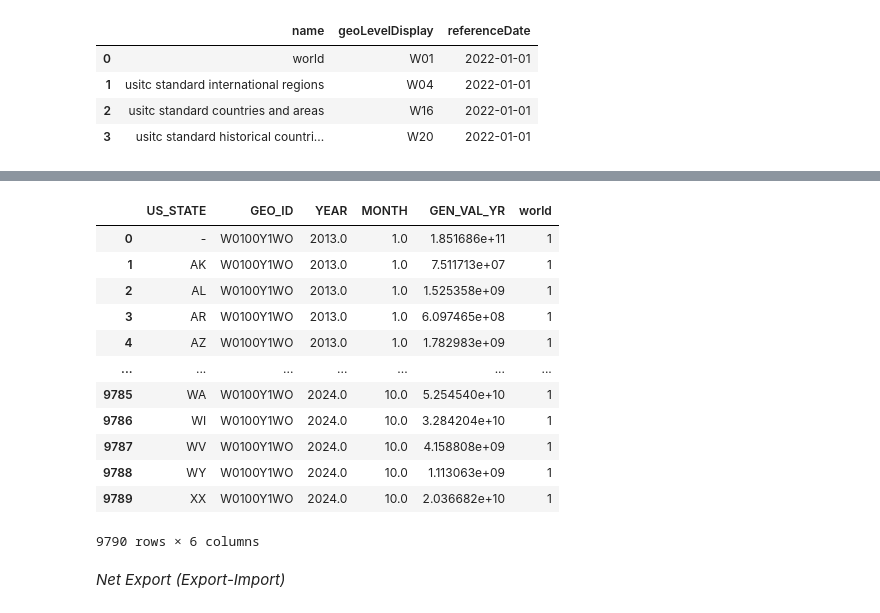
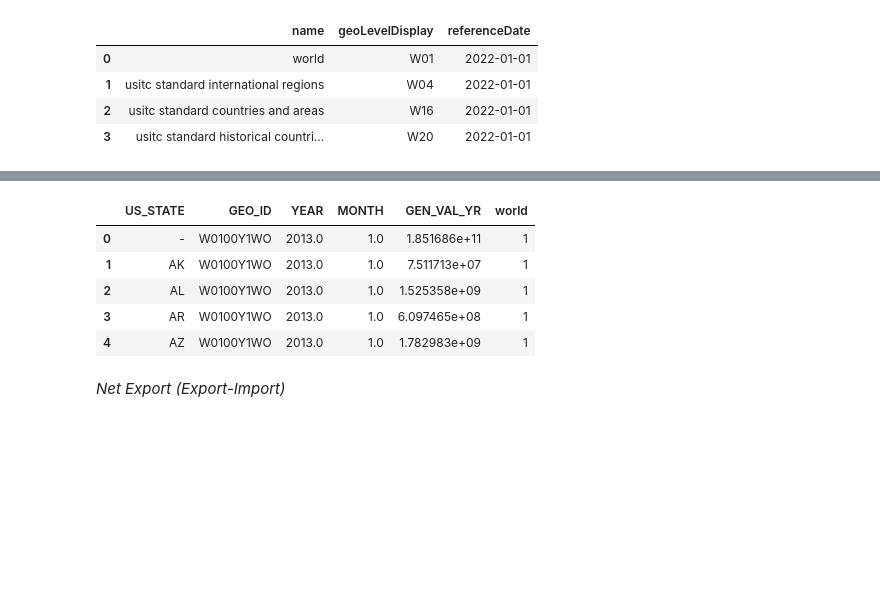
Before and after one commit to JiaYue-Ong/quarto_template, a Jupyter notebook: analysis/1.1-Get_Data.ipynb, the cells around one changed output, grey strips where cells are left out. Cells and saved outputs as stored; diff of their text form; code cells hidden in the pictures; blank space fills up the shorter version.

```diff
--- a/analysis/1.1-Get_Data.ipynb
+++ b/analysis/1.1-Get_Data.ipynb
@@ -256,27 +223,20 @@ US_import.variables
 # %%
 US_import_data = US_import.query(
     cols=["US_STATE", "GEO_ID","YEAR","MONTH","GEN_VAL_YR"],
     geo_unit="world:*",
     )
 
 for variable in ["YEAR","MONTH","GEN_VAL_YR"]:
     US_import_data[variable] = US_import_data[variable].astype(float)
 
-US_import_data
+US_import_data.head(n=5)
 # %% [output]
 |  | US_STATE | GEO_ID | YEAR | MONTH | GEN_VAL_YR | world |
 | 0 | - | W0100Y1WO | 2013.0 | 1.0 | 1.851686e+11 | 1 |
 | 1 | AK | W0100Y1WO | 2013.0 | 1.0 | 7.511713e+07 | 1 |
 | 2 | AL | W0100Y1WO | 2013.0 | 1.0 | 1.525358e+09 | 1 |
 | 3 | AR | W0100Y1WO | 2013.0 | 1.0 | 6.097465e+08 | 1 |
 | 4 | AZ | W0100Y1WO | 2013.0 | 1.0 | 1.782983e+09 | 1 |
-| ... | ... | ... | ... | ... | ... | ... |
-| 9785 | WA | W0100Y1WO | 2024.0 | 10.0 | 5.254540e+10 | 1 |
-| 9786 | WI | W0100Y1WO | 2024.0 | 10.0 | 3.284204e+10 | 1 |
-| 9787 | WV | W0100Y1WO | 2024.0 | 10.0 | 4.158808e+09 | 1 |
-| 9788 | WY | W0100Y1WO | 2024.0 | 10.0 | 1.113063e+09 | 1 |
-| 9789 | XX | W0100Y1WO | 2024.0 | 10.0 | 2.036682e+10 | 1 |
-9790 rows × 6 columns
 # %%
 # Filter data for December 2023
 US_import_2023 = US_import_data[(US_export_data['YEAR'] == 2023) & (US_import_data['MONTH'] == 12)]
```
Also changed, not shown: parts of 14 cells of this notebook, 13 other files.
